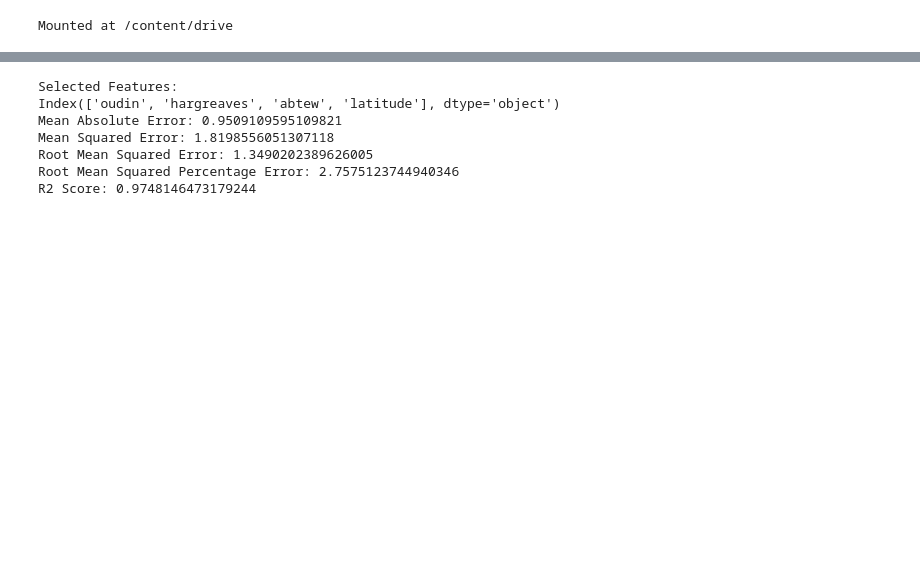
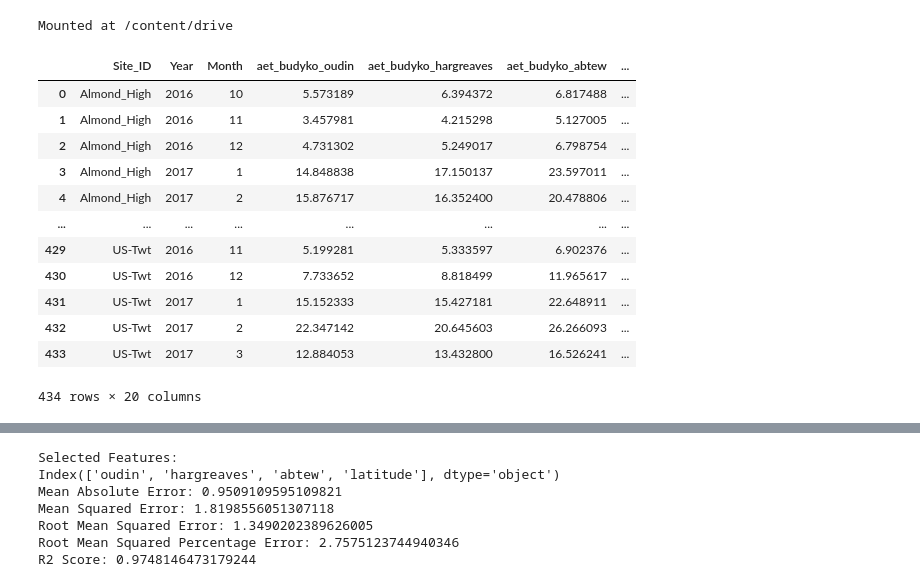
Before and after one commit to mahdi98mnm/download_PRISM_data, a Jupyter notebook: PRISM_tmin_stable_4kmD2_20160612_nc/clusster_data.ipynb, the cells around one changed output, grey strips where cells are left out. Saved outputs shown, nothing was run; the diff lists cells and outputs as text; code cells hidden in the pictures; blank space fills up the shorter version.

```diff
--- a/PRISM_tmin_stable_4kmD2_20160612_nc/clusster_data.ipynb
+++ b/PRISM_tmin_stable_4kmD2_20160612_nc/clusster_data.ipynb
@@ -29,3 +29,19 @@ daily_data = pd.read_parquet("/content/drive/MyDrive/EC_Tower/result/daily_data_
 decade_data = pd.read_parquet("/content/drive/MyDrive/EC_Tower/result/decade_data_central_valley.parquet", engine='pyarrow')
 monthly_data = pd.read_parquet("/content/drive/MyDrive/EC_Tower/result/monthly_data_central_valley.parquet", engine='pyarrow')
 yearly_data = pd.read_parquet("/content/drive/MyDrive/EC_Tower/result/yearly_data_central_valley.parquet", engine='pyarrow')
+# %%
+monthly_data
+# %% [output]
+|  | Site_ID | Year | Month | aet_budyko_oudin | aet_budyko_hargreaves | aet_budyko_abtew | ... |
+| 0 | Almond_High | 2016 | 10 | 5.573189 | 6.394372 | 6.817488 | ... |
+| 1 | Almond_High | 2016 | 11 | 3.457981 | 4.215298 | 5.127005 | ... |
+| 2 | Almond_High | 2016 | 12 | 4.731302 | 5.249017 | 6.798754 | ... |
+| 3 | Almond_High | 2017 | 1 | 14.848838 | 17.150137 | 23.597011 | ... |
+| 4 | Almond_High | 2017 | 2 | 15.876717 | 16.352400 | 20.478806 | ... |
+| ... | ... | ... | ... | ... | ... | ... | ... |
+| 429 | US-Twt | 2016 | 11 | 5.199281 | 5.333597 | 6.902376 | ... |
+| 430 | US-Twt | 2016 | 12 | 7.733652 | 8.818499 | 11.965617 | ... |
+| 431 | US-Twt | 2017 | 1 | 15.152333 | 15.427181 | 22.648911 | ... |
+| 432 | US-Twt | 2017 | 2 | 22.347142 | 20.645603 | 26.266093 | ... |
+| 433 | US-Twt | 2017 | 3 | 12.884053 | 13.432800 | 16.526241 | ... |
+434 rows × 20 columns
```
Also changed, not shown: parts of 10 cells of this notebook, 1 other file.
